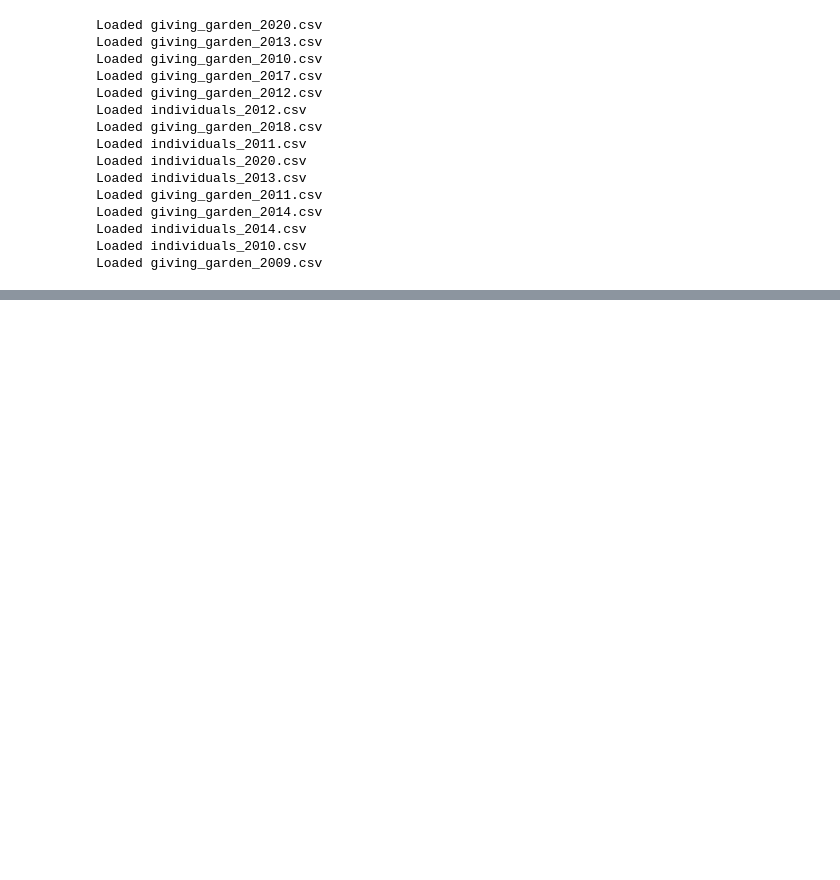
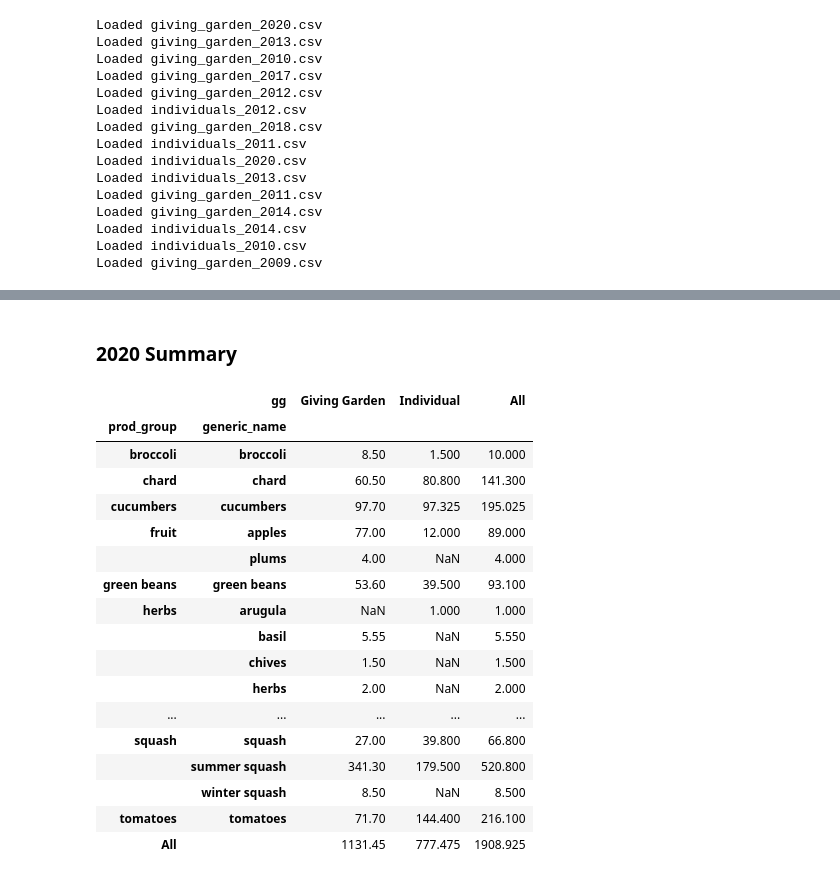
Before and after one commit to rparkerjr/Interbay-Giving-Garden, a Jupyter notebook: Giving Garden Data.ipynb, the cells around one changed output, grey strips where cells are left out. Cells and saved outputs as stored; diff of their text form; code cells hidden in the pictures; blank space fills up the shorter version.

```diff
--- a/Giving Garden Data.ipynb
+++ b/Giving Garden Data.ipynb
@@ -113,0 +127,24 @@ plt.plot(week_totals)
+# %% [markdown]
+### 2020 Summary
+# %%
+summ20 = summ[['week', 'gg', 'generic_name', 'prod_group', 'weight']][summ['year'] == 2020]
+pd.pivot_table(summ20, values = 'weight', aggfunc = 'sum', index = ('prod_group', 'generic_name'), columns = 'gg', margins = True)
+# %% [output]
+|  | gg | Giving Garden | Individual | All |
+| prod_group | generic_name |  |  |  |
+| broccoli | broccoli | 8.50 | 1.500 | 10.000 |
+| chard | chard | 60.50 | 80.800 | 141.300 |
+| cucumbers | cucumbers | 97.70 | 97.325 | 195.025 |
+| fruit | apples | 77.00 | 12.000 | 89.000 |
+|  | plums | 4.00 | NaN | 4.000 |
+| green beans | green beans | 53.60 | 39.500 | 93.100 |
+| herbs | arugula | NaN | 1.000 | 1.000 |
+|  | basil | 5.55 | NaN | 5.550 |
+|  | chives | 1.50 | NaN | 1.500 |
+|  | herbs | 2.00 | NaN | 2.000 |
+| ... | ... | ... | ... | ... |
+| squash | squash | 27.00 | 39.800 | 66.800 |
+|  | summer squash | 341.30 | 179.500 | 520.800 |
+|  | winter squash | 8.50 | NaN | 8.500 |
+| tomatoes | tomatoes | 71.70 | 144.400 | 216.100 |
+| All |  | 1131.45 | 777.475 | 1908.925 |
```
Also changed, not shown: parts of 21 cells of this notebook, 1 other file.
